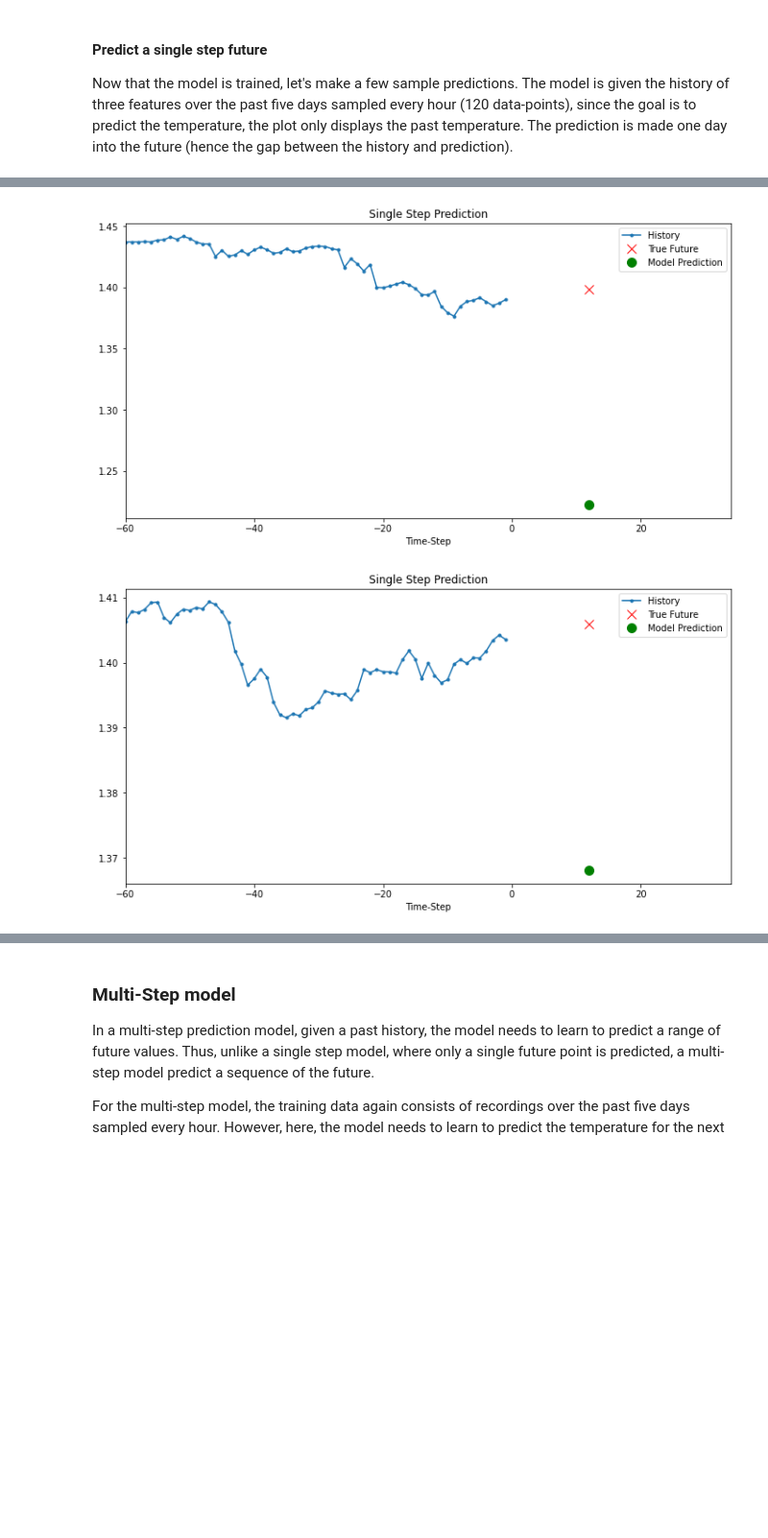
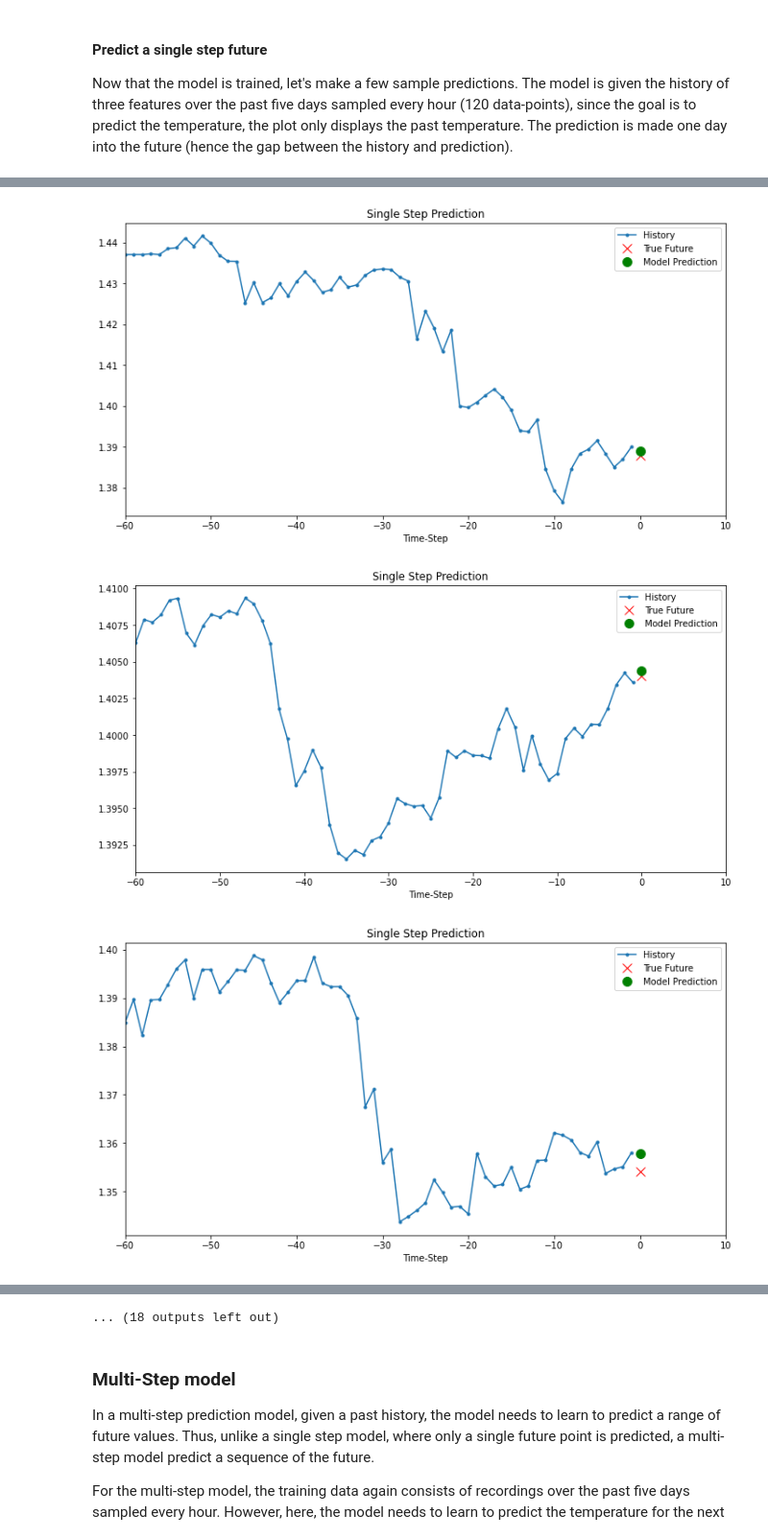
Before and after one commit to Salimovsky/StockML, a Jupyter notebook: Microsoft_stock_price_prediction.ipynb, the cells around one changed output, grey strips where cells are left out. Shown at 96% size. Saved outputs shown, nothing was run; the diff lists cells and outputs as text; code cells hidden in the pictures; blank space fills up the shorter version.

Commit message:
Better model for multivariate prediction based on: price and volume

```diff
--- a/Microsoft_stock_price_prediction.ipynb
+++ b/Microsoft_stock_price_prediction.ipynb
@@ -492,7 +503,7 @@ def multivariate_data(dataset, target, start_index, end_index, history_size,
 In this tutorial, the network is shown data from the last five (5) days, i.e. 720 observations that are sampled every hour. The sampling is done every one hour since a drastic change is not expected within 60 minutes. Thus, 120 observation represent history of the last five days.  For the single step prediction model, the label for a datapoint is the temperature 12 hours into the future. In order to create a label for this, the temperature after 72(12*6) observations is used.
 # %%
 past_history = 60
-future_target = 5
+future_target = 0 # 0 for predicting next price
 STEP = 1
 
 x_train_single, y_train_single = multivariate_data(dataset, dataset[:, price_index], 0,
@@ -524,6 +529,9 @@ single_step_model = tf.keras.models.Sequential()
 single_step_model.add(tf.keras.layers.LSTM(128,
                                            input_shape=x_train_single.shape[-2:]))
 single_step_model.add(tf.keras.layers.Dense(1))
+
 optmzer_rms=tf.keras.optimizers.RMSprop()
 optmzer_adam=tf.keras.optimizers.Adam()
-single_step_model.compile(optimizer=optmzer_adam, loss='mae')
+
+single_step_model.compile(optimizer=optmzer_adam, loss='mse')
+simple_lstm_model.summary()
@@ -532,3 +550,0 @@ Let's check out a sample prediction.
-# %%
-for x, y in val_data_single.take(1):
-  print(single_step_model.predict(x).shape)
@@ -537,6 +553,8 @@ for x, y in val_data_single.take(1):
 # %%
-single_step_history = single_step_model.fit(train_data_single, epochs=EPOCHS,
+single_step_history = single_step_model.fit(train_data_single,
+                                            epochs=EPOCHS,
                                             steps_per_epoch=EVALUATION_INTERVAL,
                                             validation_data=val_data_single,
-                                            validation_steps=50)
+                                            validation_steps=100,
+                                            callbacks=[early_stopping])
 # %% [output]
@@ -581,9 +602,9 @@ plot_train_history(single_step_history,
 #### Predict a single step future
 Now that the model is trained, let's make a few sample predictions. The model is given the history of three features over the past five days sampled every hour (120 data-points), since the goal is to predict the temperature, the plot only displays the past temperature. The prediction is made one day into the future (hence the gap between the history and prediction).
 # %%
-for x, y in val_data_single.take(3):
+for x, y in val_data_single.take(30):
   plot = show_plot([x[0][:, price_index].numpy(), y[0].numpy(),
-                    single_step_model.predict(x)[0]], 12,
+                    single_step_model.predict(x)[0]], future_target,
                    'Single Step Prediction')
   plot.show()
 # %% [output]
@@ -591,2 +612,3 @@ for x, y in val_data_single.take(3):
-[figure, old version]
+[figure, new version]
-[figure, old version]
+[figure, new version]
+[figure, added]
@@ -593,3 +623,4 @@ for x, y in val_data_single.take(3):
+... (18 outputs left out)
 # %% [markdown]
 ### Multi-Step model
 In a multi-step prediction model, given a past history, the model needs to learn to predict a range of future values. Thus, unlike a single step model, where only a single future point is predicted, a multi-step model predict a sequence of the future.
```
Also changed, not shown: parts of 10 cells of this notebook.
